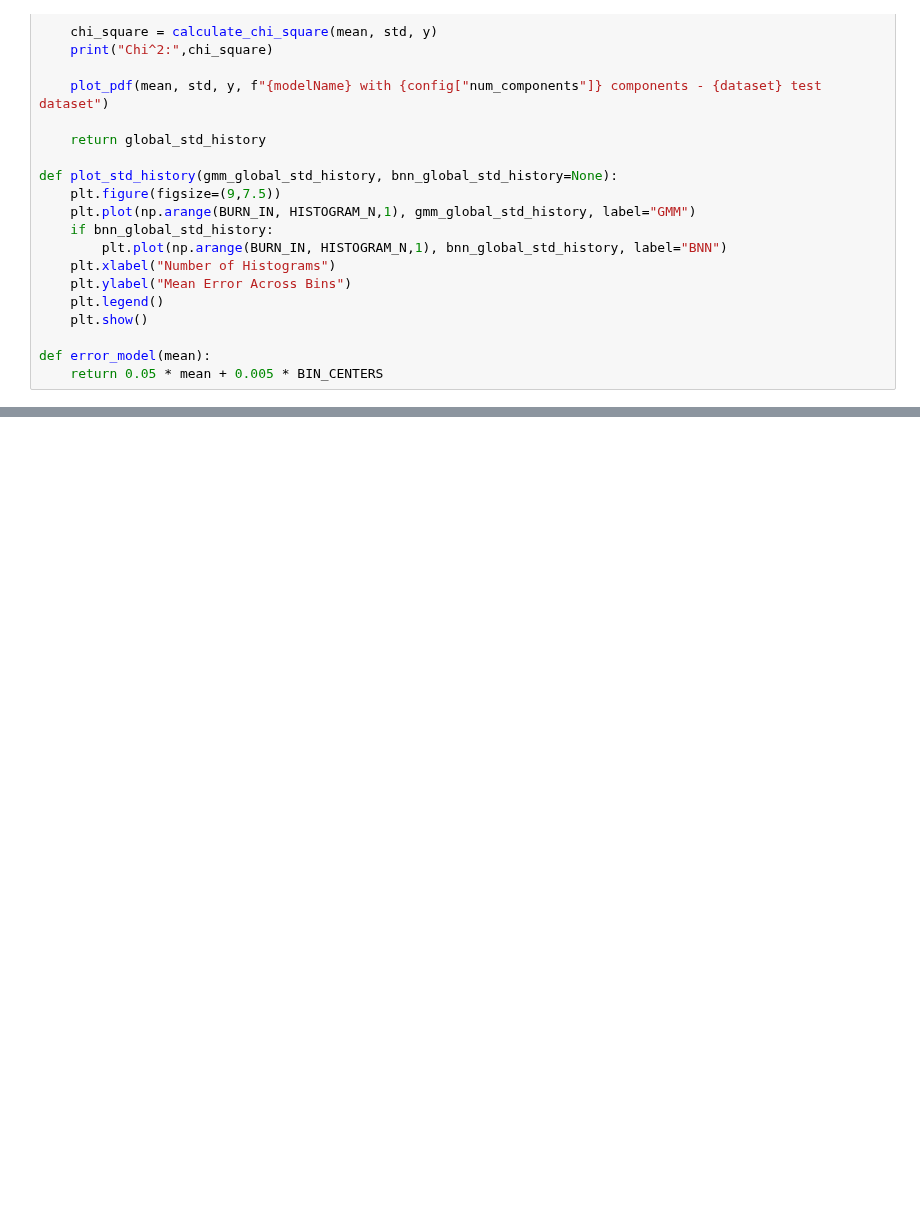
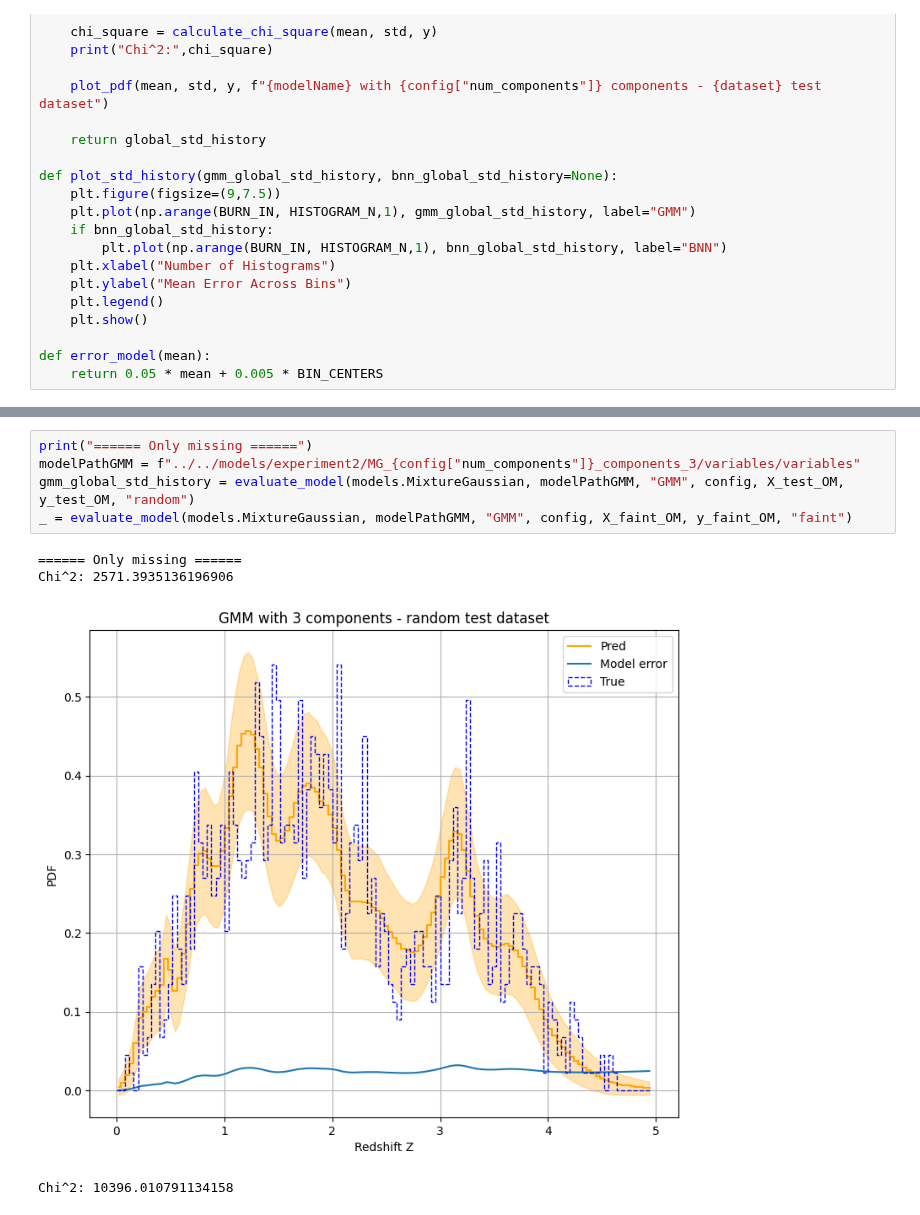
Before and after one commit to kacper-drabicki/redshift, a Jupyter notebook: notebooks/cumulative_distributions.ipynb, the cells around one changed output, grey strips where cells are left out. Saved outputs shown, nothing was run; the diff lists cells and outputs as text; blank space fills up the shorter version.

```diff
--- a/notebooks/cumulative_distributions.ipynb
+++ b/notebooks/cumulative_distributions.ipynb
@@ -134,0 +142,10 @@ Chi^2: 1984.0307786811923
+# %%
+print("====== Only missing ======")
+modelPathGMM = f"../../models/experiment2/MG_{config["num_components"]}_components_3/variables/variables"
+gmm_global_std_history = evaluate_model(models.MixtureGaussian, modelPathGMM, "GMM", config, X_test_OM, y_test_OM, "random")
+_ = evaluate_model(models.MixtureGaussian, modelPathGMM, "GMM", config, X_faint_OM, y_faint_OM, "faint")
+# %% [output]
+====== Only missing ======
+Chi^2: 2571.3935136196906
+[figure, added]
+Chi^2: 10396.010791134158
```
Also changed, not shown: parts of 10 cells of this notebook, 37 other files.
